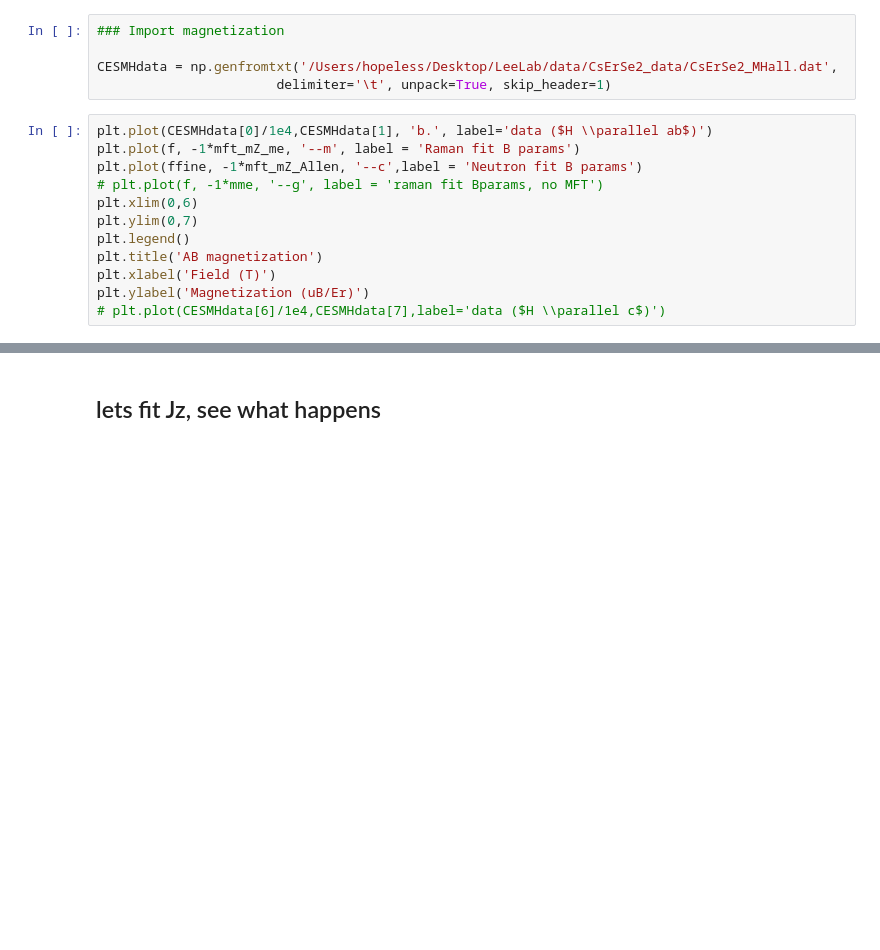
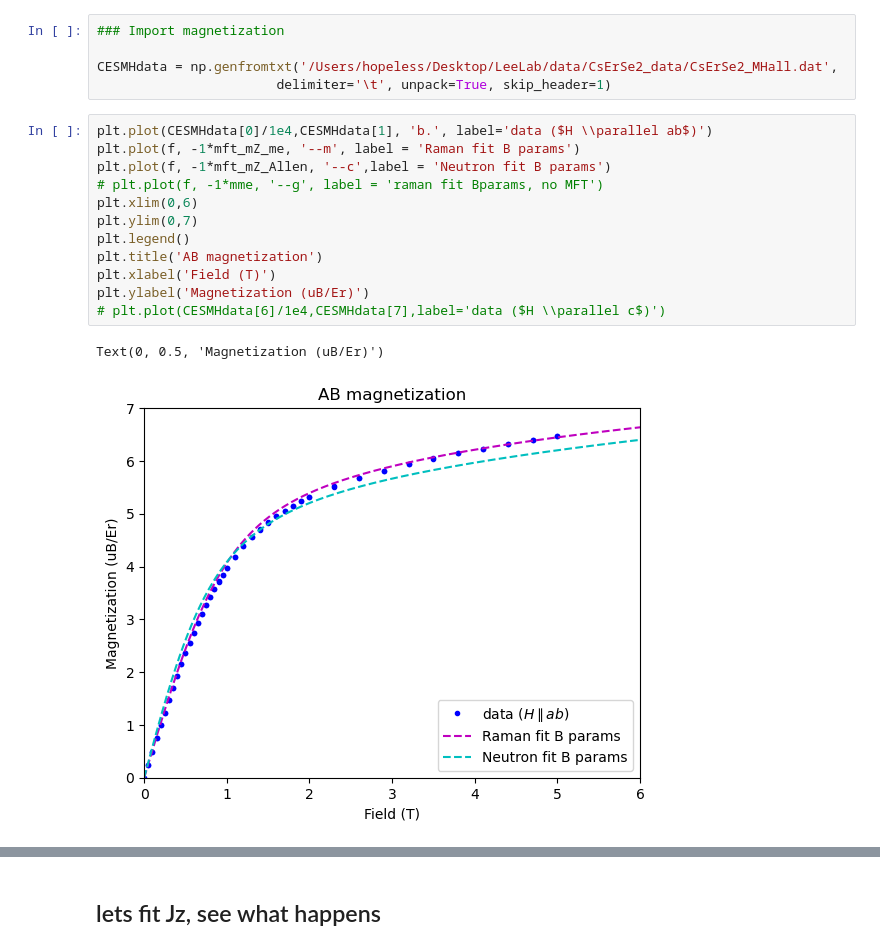
Before and after one commit to hrwhitelock/CES_magnetoOptical, a Jupyter notebook: CES_Mag_fromPCF.ipynb, the cells around one changed output, grey strips where cells are left out. Saved outputs shown, nothing was run; the diff lists cells and outputs as text; blank space fills up the shorter version.

```diff
--- a/CES_Mag_fromPCF.ipynb
+++ b/CES_Mag_fromPCF.ipynb
@@ -204,14 +202,17 @@ CESMHdata = np.genfromtxt('/Users/hopeless/Desktop/LeeLab/data/CsErSe2_data/CsEr
 # %%
 plt.plot(CESMHdata[0]/1e4,CESMHdata[1], 'b.', label='data ($H \\parallel ab$)')
 plt.plot(f, -1*mft_mZ_me, '--m', label = 'Raman fit B params')
-plt.plot(ffine, -1*mft_mZ_Allen, '--c',label = 'Neutron fit B params')
+plt.plot(f, -1*mft_mZ_Allen, '--c',label = 'Neutron fit B params')
 # plt.plot(f, -1*mme, '--g', label = 'raman fit Bparams, no MFT')
 plt.xlim(0,6)
 plt.ylim(0,7)
 plt.legend()
 plt.title('AB magnetization')
 plt.xlabel('Field (T)')
 plt.ylabel('Magnetization (uB/Er)')
 # plt.plot(CESMHdata[6]/1e4,CESMHdata[7],label='data ($H \\parallel c$)')
+# %% [output]
+Text(0, 0.5, 'Magnetization (uB/Er)')
+[figure, added]
 # %%
 plt.plot(CESMHdata[6]/1e4,CESMHdata[7],'b.', label='data ($H \\parallel c$)')
```
Also changed, not shown: parts of 19 cells of this notebook.
